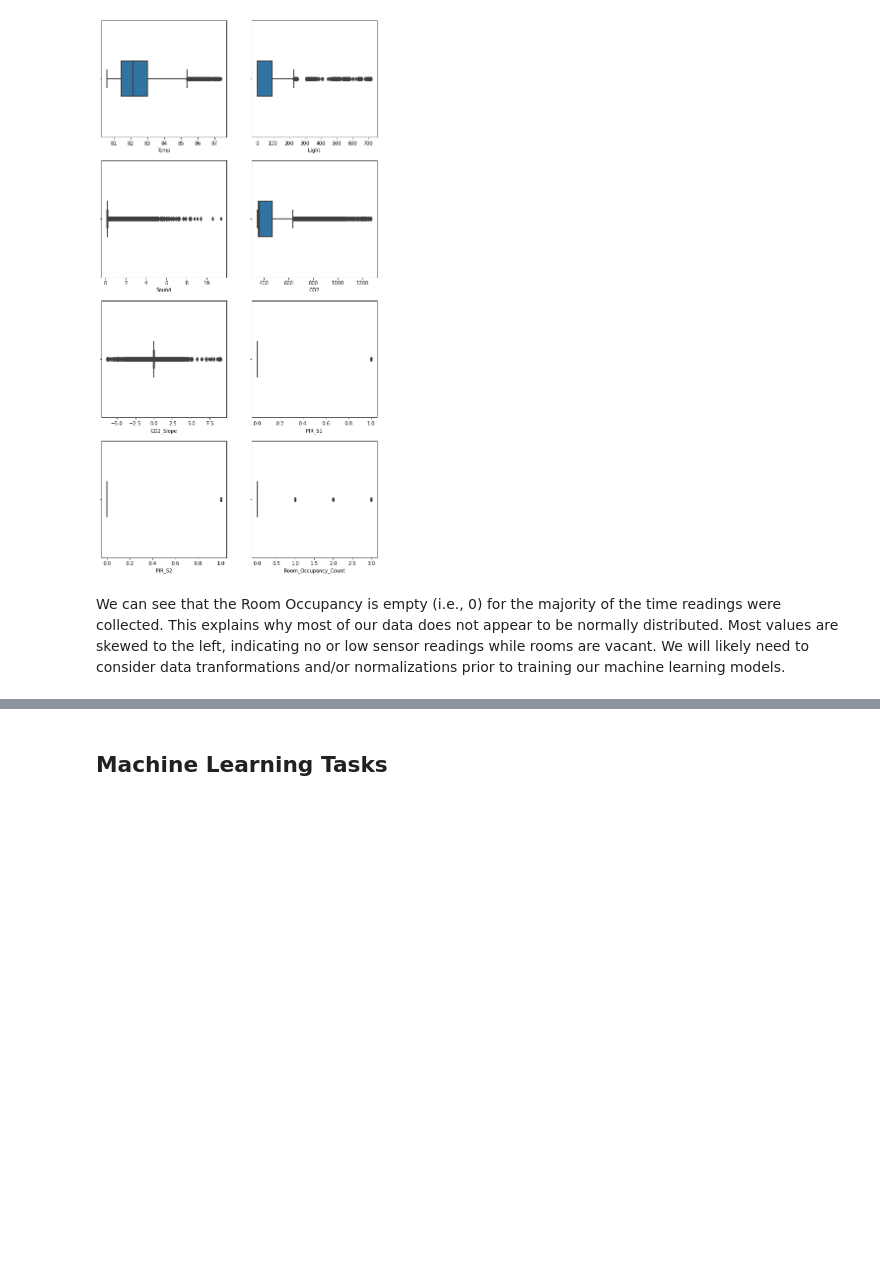
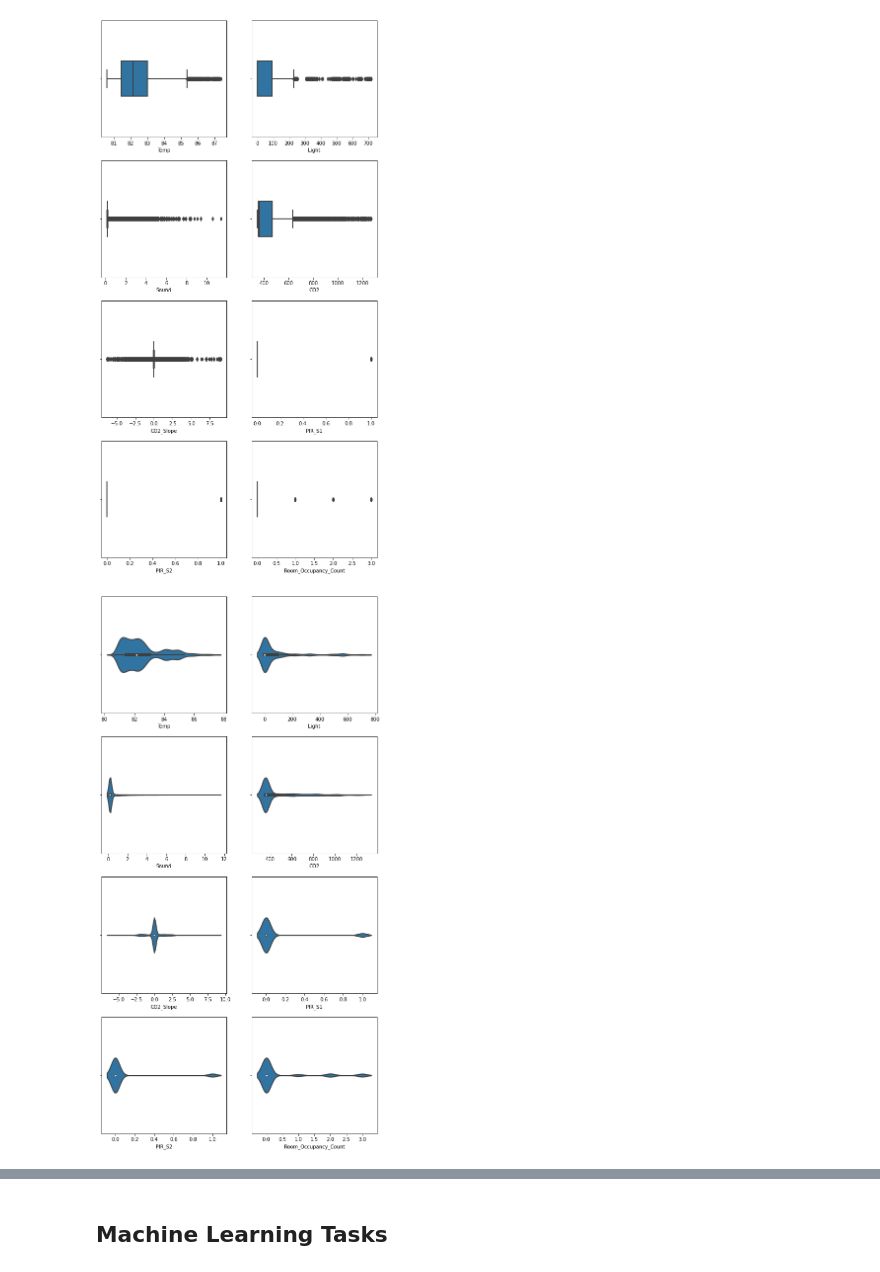
Before and after one commit to SweatyCrayfish/Room-Ocupancy-Application, a Jupyter notebook: Final Project - ML IoT Application.ipynb, the cells around one changed output, grey strips where cells are left out. Saved outputs shown, nothing was run; the diff lists cells and outputs as text; code cells hidden in the pictures; blank space fills up the shorter version.

```diff
--- a/Final Project - ML IoT Application.ipynb
+++ b/Final Project - ML IoT Application.ipynb
@@ -312,5 +319,19 @@ sns.boxplot(data=df, x='Room_Occupancy_Count', width=.3, linewidth=2, fliersize=
 plt.show()
 # %% [output]
 [figure]
-# %% [markdown]
-We can see that the Room Occupancy is empty (i.e., 0) for the majority of the time readings were collected.  This explains why most of our data does not appear to be normally distributed.  Most values are skewed to the left, indicating no or low sensor readings while rooms are vacant.  We will likely need to consider data tranformations and/or normalizations prior to training our machine learning models.
+# %%
+# create violinplots for each feature
+fig, axs = plt.subplots(4, 2, figsize=(10, 20))
+
+sns.violinplot(data=df, x='Temp', width=.3, linewidth=2, fliersize=5, showfliers=False, ax=axs[0, 0])
+sns.violinplot(data=df, x='Light', width=.3, linewidth=2, fliersize=5, showfliers=False, ax=axs[0, 1])
+sns.violinplot(data=df, x='Sound', width=.3, linewidth=2, fliersize=5, showfliers=False, ax=axs[1, 0])
+sns.violinplot(data=df, x='CO2', width=.3, linewidth=2, fliersize=5, showfliers=False, ax=axs[1, 1])
+sns.violinplot(data=df, x='CO2_Slope', width=.3, linewidth=2, fliersize=5, showfliers=False, ax=axs[2, 0])
+sns.violinplot(data=df, x='PIR_S1', width=.3, linewidth=2, fliersize=5, showfliers=False, ax=axs[2, 1])
+sns.violinplot(data=df, x='PIR_S2', width=.3, linewidth=2, fliersize=5, showfliers=False, ax=axs[3, 0])
+sns.violinplot(data=df, x='Room_Occupancy_Count', width=.3, linewidth=2, fliersize=5, showfliers=False, ax=axs[3, 1])
+
+plt.show()
+# %% [output]
+[figure, added]
```
Also changed, not shown: parts of 55 cells of this notebook.
